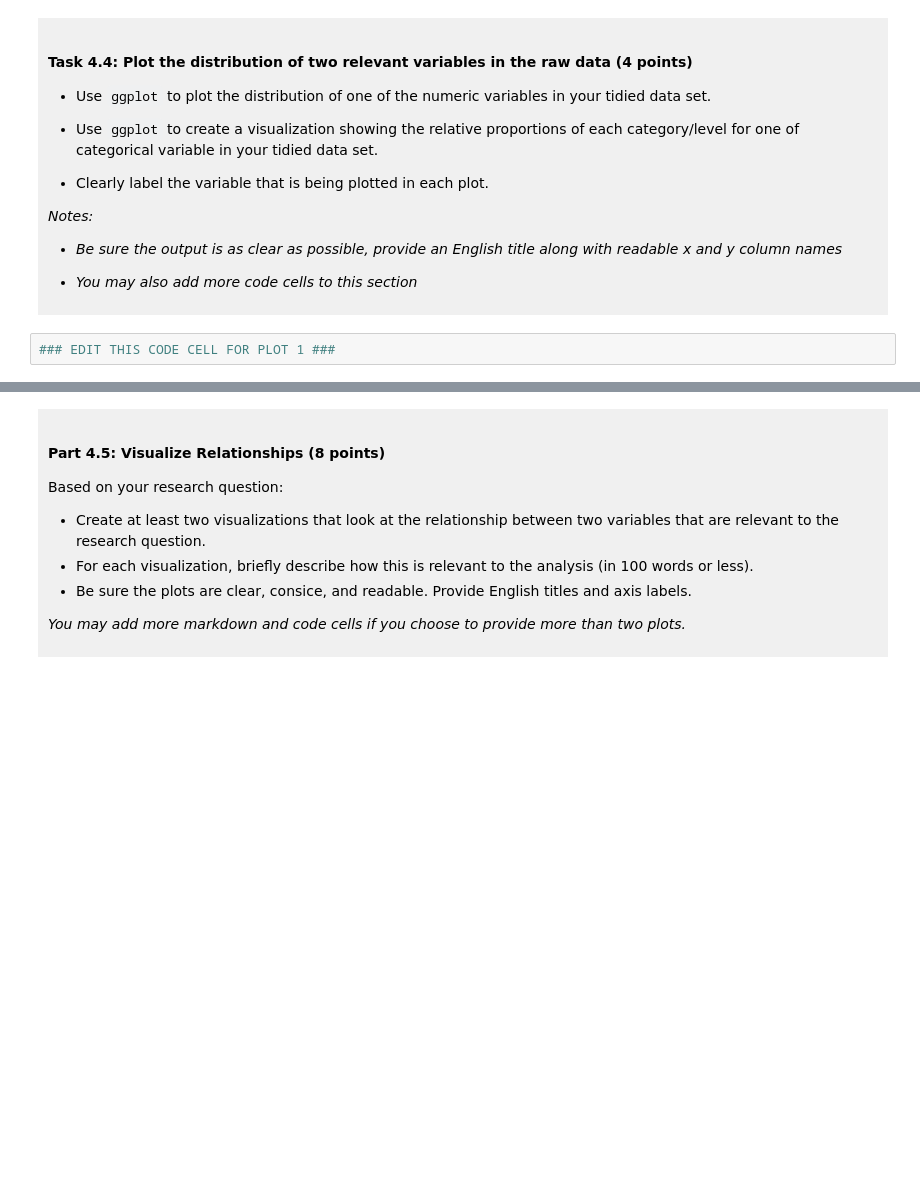
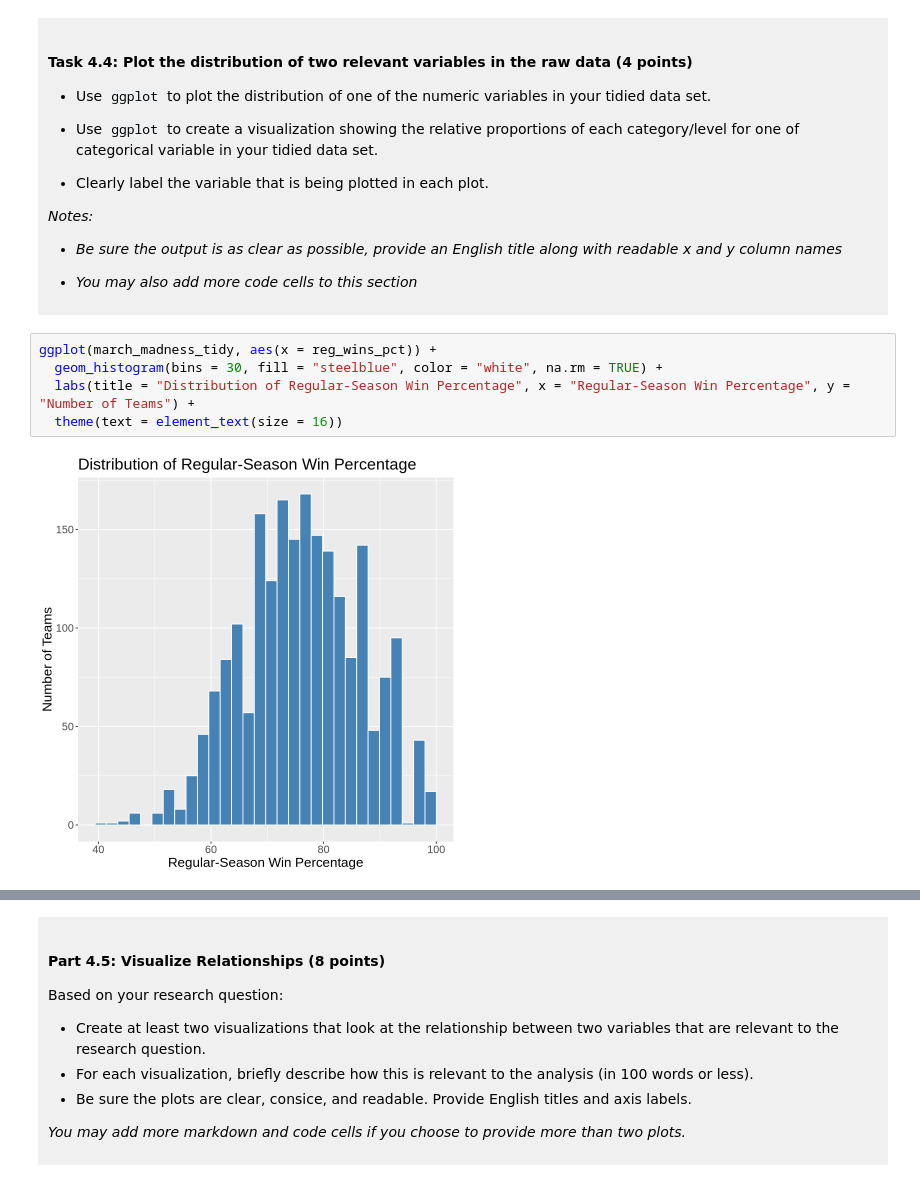
Before and after one commit to galipchen/dsci-100-project-galip-chen, a Jupyter notebook: dsci-100-project-notebook.ipynb, the cells around one changed output, grey strips where cells are left out. Cells and saved outputs as stored; diff of their text form; blank space fills up the shorter version.

```diff
--- a/dsci-100-project-notebook.ipynb
+++ b/dsci-100-project-notebook.ipynb
@@ -306,5 +354,10 @@ You will refine your research question (if needed) and produce a tidy data set.
 
 </div>
 # %%
-### EDIT THIS CODE CELL FOR PLOT 1 ###
+ggplot(march_madness_tidy, aes(x = reg_wins_pct)) +
+  geom_histogram(bins = 30, fill = "steelblue", color = "white", na.rm = TRUE) +
+  labs(title = "Distribution of Regular-Season Win Percentage", x = "Regular-Season Win Percentage", y = "Number of Teams") +
+  theme(text = element_text(size = 16))
+# %% [output]
+[figure, added]
 # %%
```
Also changed, not shown: parts of 9 cells of this notebook.
